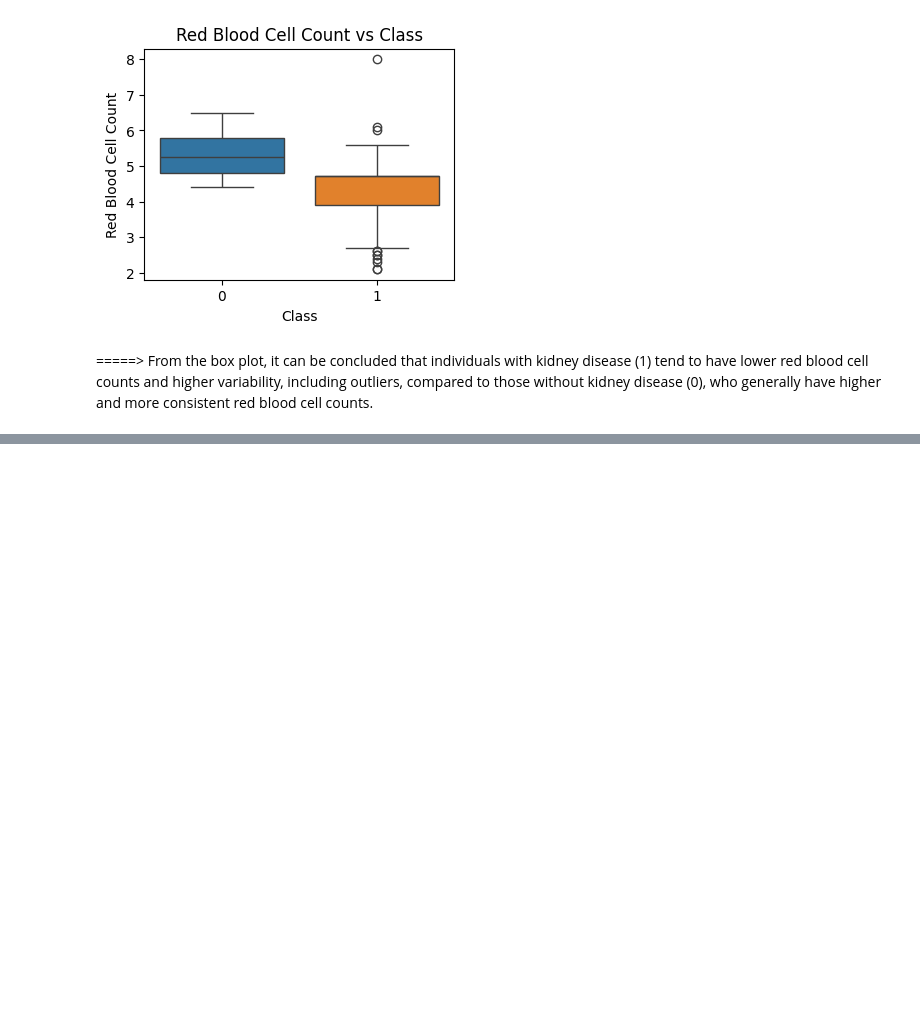
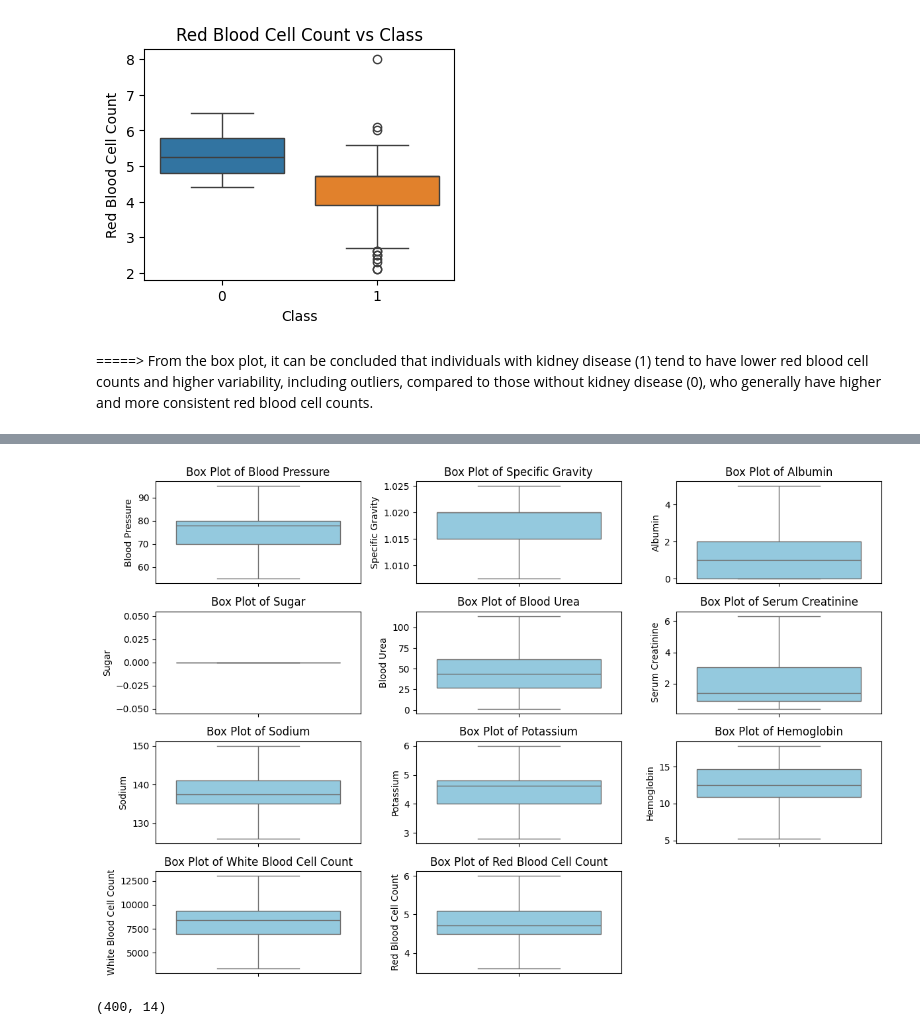
Before and after one commit to Angad143/HealthScope---A-Multi-Disease-Progression-and-Severity-Prediction-Platform, a Jupyter notebook: Kidney Disease Progression Prediction/Kidney_Disease_Prediction.ipynb, the cells around one changed output, grey strips where cells are left out. Cells and saved outputs as stored; diff of their text form; code cells hidden in the pictures; blank space fills up the shorter version.

```diff
--- a/Kidney Disease Progression Prediction/Kidney_Disease_Prediction.ipynb
+++ b/Kidney Disease Progression Prediction/Kidney_Disease_Prediction.ipynb
@@ -738,0 +807,32 @@ plt.show()
+# %%
+# Function to remove outliers using IQR
+def remove_outliers(df, column):
+    Q1 = df[column].quantile(0.25)
+    Q3 = df[column].quantile(0.75)
+    IQR = Q3 - Q1
+    lower_bound = Q1 - 1.5 * IQR
+    upper_bound = Q3 + 1.5 * IQR
+    df[column] = np.where(df[column] < lower_bound, lower_bound, df[column])
+    df[column] = np.where(df[column] > upper_bound, upper_bound, df[column])
+
+# Apply to numerical columns
+for col in num_cols:
+    remove_outliers(df, col)
+# %%
+# Verify that the outliers are present or not
+plt.figure(figsize=(12, 8))
+
+for i, col in enumerate(num_cols, 1):
+    plt.subplot(4, 3, i)  # Creating subplots
+    sns.boxplot(y=df[col], color='skyblue')
+    plt.title(f"Box Plot of {col}")
+
+plt.tight_layout()
+plt.show()
+# %% [output]
+[figure, added]
+# %%
+# Shape of the dataset
+df.shape
+# %% [output]
+(400, 14)
```
Also changed, not shown: parts of 14 cells of this notebook.
